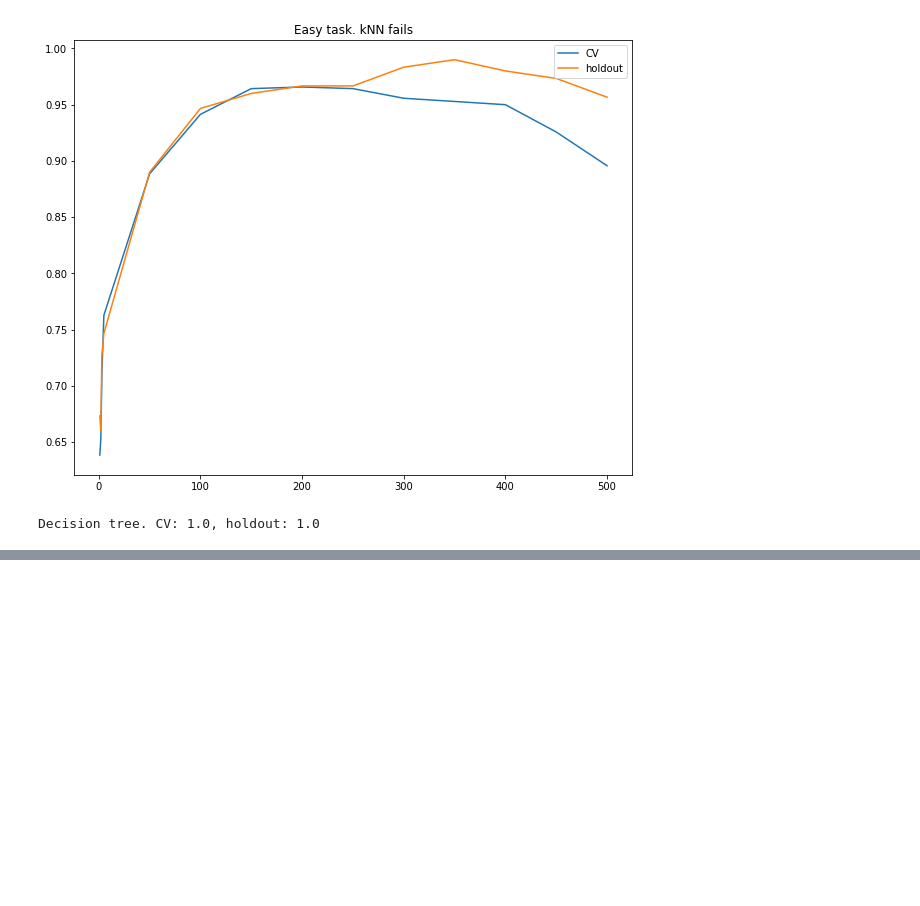
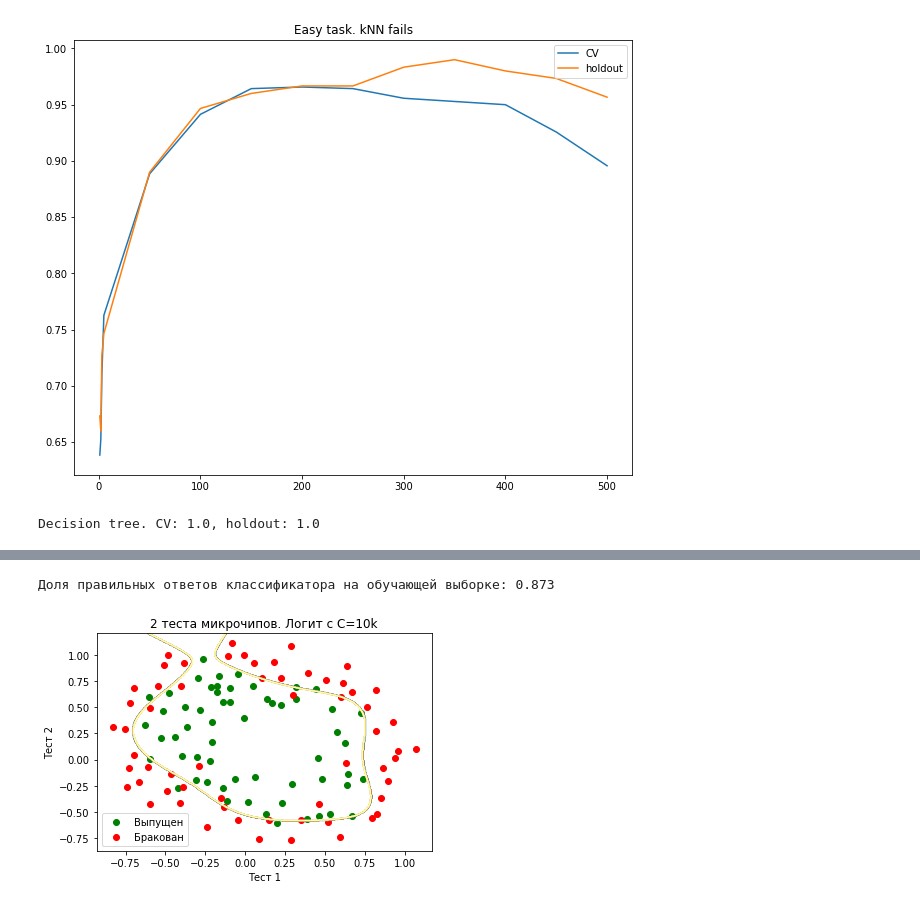
Before and after one commit to alfir-v10/RushODS_old, a Jupyter notebook: RUSH_ODS.ipynb, the cells around one changed output, grey strips where cells are left out. Saved outputs shown, nothing was run; the diff lists cells and outputs as text; code cells hidden in the pictures; blank space fills up the shorter version.

```diff
--- a/RUSH_ODS.ipynb
+++ b/RUSH_ODS.ipynb
@@ -1802,0 +1995,21 @@ Decision tree. CV: 1.0, holdout: 1.0
+# %%
+C = 1e4
+logit = LogisticRegression(C=C, n_jobs=-1, random_state=17)
+logit.fit(X_poly, y)
+
+plot_boundary(logit, X, y, grid_step=0.005, poly_featurizer=poly)
+
+plt.scatter(X[y == 1, 0], X[y == 1, 1], c="green", label="Выпущен")
+plt.scatter(X[y == 0, 0], X[y == 0, 1], c="red", label="Бракован")
+plt.xlabel("Тест 1")
+plt.ylabel("Тест 2")
+plt.title("2 теста микрочипов. Логит с C=10k")
+plt.legend()
+
+print(
+    "Доля правильных ответов классификатора на обучающей выборке:",
+    round(logit.score(X_poly, y), 3),
+)
+# %% [output]
+Доля правильных ответов классификатора на обучающей выборке: 0.873
+[figure, added]
```
Also changed, not shown: parts of 64 cells of this notebook.
